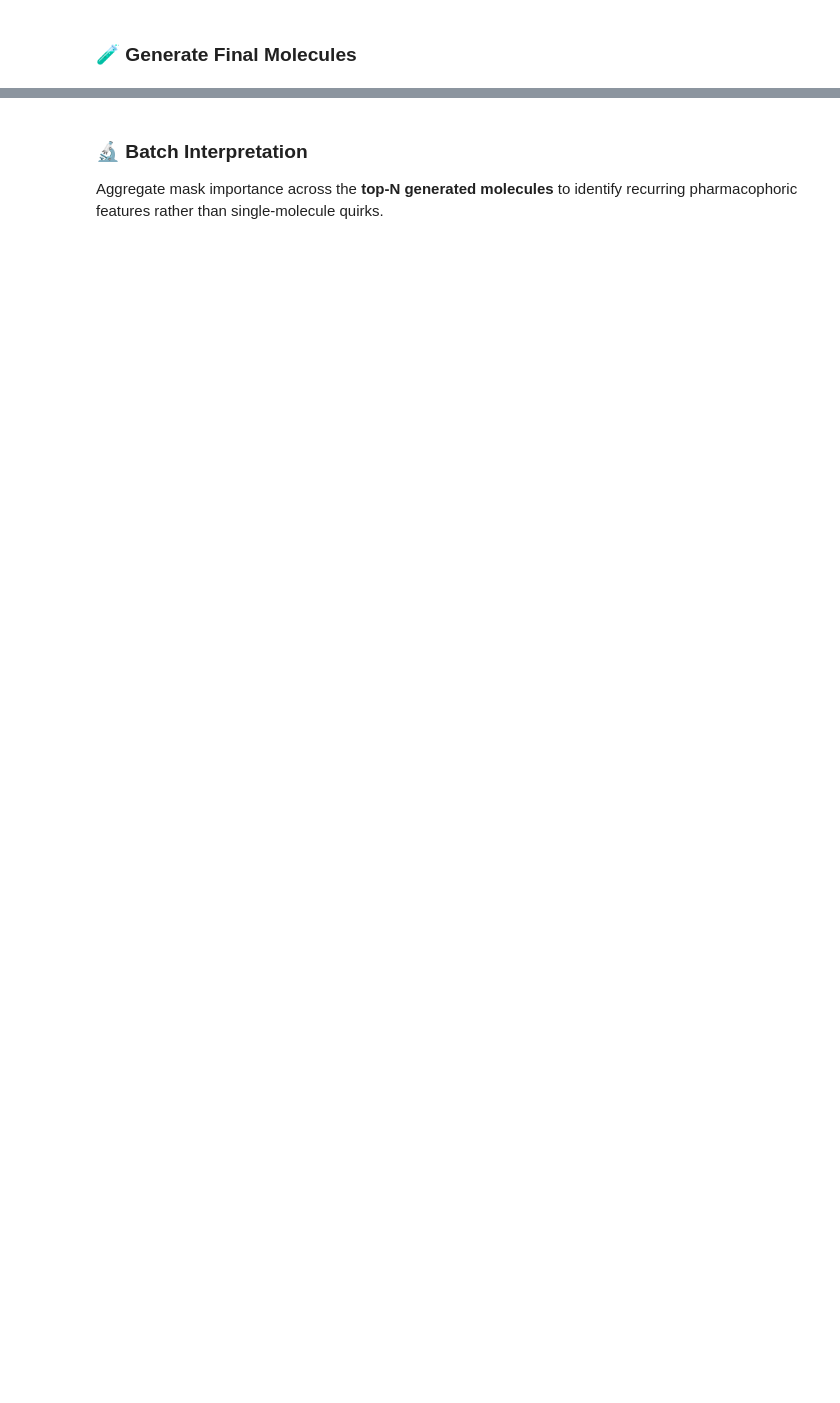
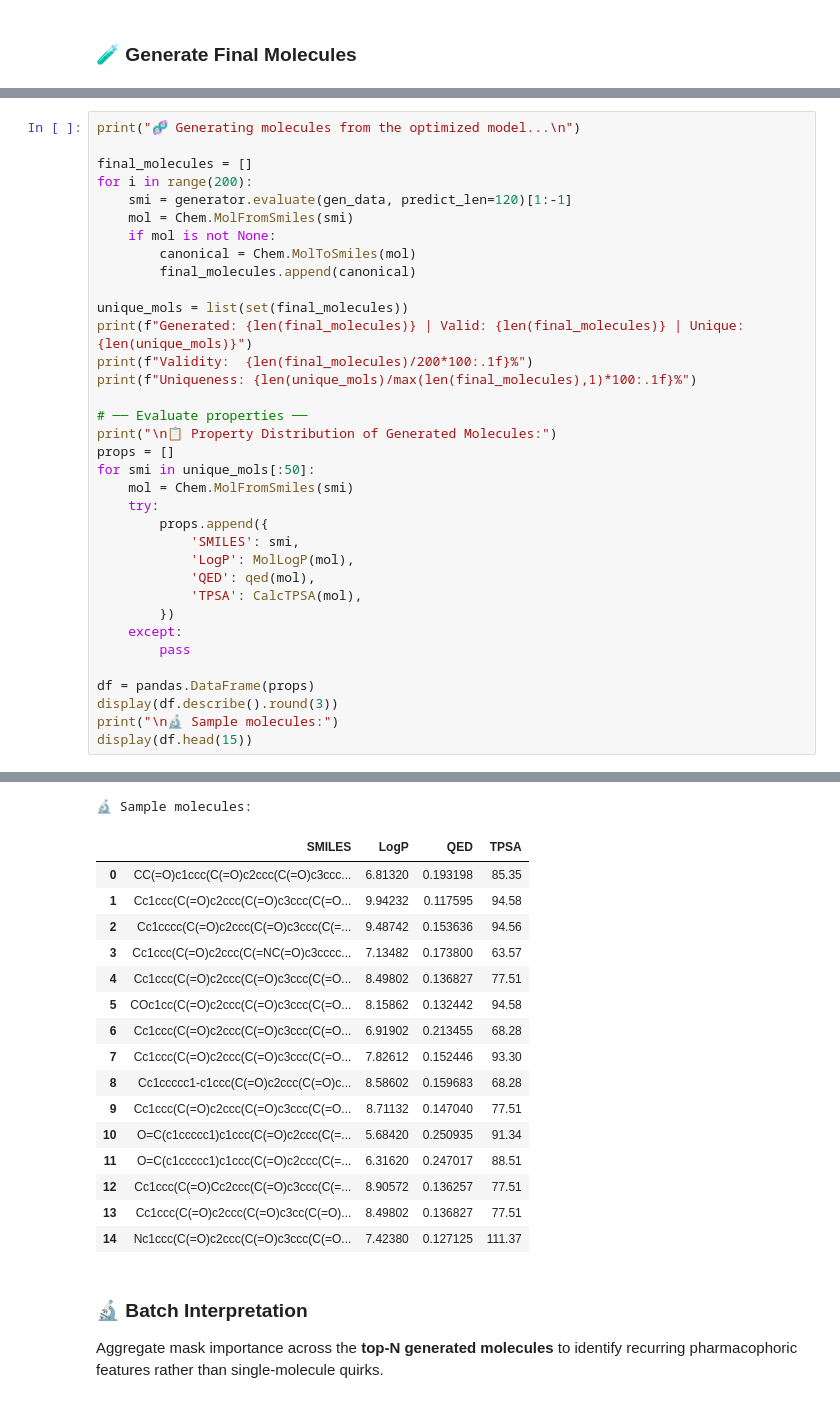
Before and after one commit to Pimpi7/Molecular-SSINet, a Jupyter notebook: MoleGuLAR_Colab.ipynb, the cells around one changed output, grey strips where cells are left out. Saved outputs shown, nothing was run; the diff lists cells and outputs as text; blank space fills up the shorter version.

```diff
--- a/MoleGuLAR_Colab.ipynb
+++ b/MoleGuLAR_Colab.ipynb
@@ -3346,0 +3579,36 @@ push_to_github(label='molecules_csv')
+# %%
+print("🧬 Generating molecules from the optimized model...\n")
+
+final_molecules = []
+for i in range(200):
+    smi = generator.evaluate(gen_data, predict_len=120)[1:-1]
+    mol = Chem.MolFromSmiles(smi)
+    if mol is not None:
+        canonical = Chem.MolToSmiles(mol)
+        final_molecules.append(canonical)
+
+unique_mols = list(set(final_molecules))
+print(f"Generated: {len(final_molecules)} | Valid: {len(final_molecules)} | Unique: {len(unique_mols)}")
+print(f"Validity:  {len(final_molecules)/200*100:.1f}%")
+print(f"Uniqueness: {len(unique_mols)/max(len(final_molecules),1)*100:.1f}%")
+
+# ── Evaluate properties ──
+print("\n📋 Property Distribution of Generated Molecules:")
+props = []
+for smi in unique_mols[:50]:
+    mol = Chem.MolFromSmiles(smi)
+    try:
+        props.append({
+            'SMILES': smi,
+            'LogP': MolLogP(mol),
+            'QED': qed(mol),
+            'TPSA': CalcTPSA(mol),
+        })
+    except:
+        pass
+
+df = pandas.DataFrame(props)
+display(df.describe().round(3))
+print("\n🔬 Sample molecules:")
+display(df.head(15))
+# %% [output]
@@ -3347,3 +3631,20 @@ push_to_github(label='molecules_csv')
+🔬 Sample molecules:
+|  | SMILES | LogP | QED | TPSA |
+| 0 | CC(=O)c1ccc(C(=O)c2ccc(C(=O)c3ccc... | 6.81320 | 0.193198 | 85.35 |
+| 1 | Cc1ccc(C(=O)c2ccc(C(=O)c3ccc(C(=O... | 9.94232 | 0.117595 | 94.58 |
+| 2 | Cc1cccc(C(=O)c2ccc(C(=O)c3ccc(C(=... | 9.48742 | 0.153636 | 94.56 |
+| 3 | Cc1ccc(C(=O)c2ccc(C(=NC(=O)c3cccc... | 7.13482 | 0.173800 | 63.57 |
+| 4 | Cc1ccc(C(=O)c2ccc(C(=O)c3ccc(C(=O... | 8.49802 | 0.136827 | 77.51 |
+| 5 | COc1cc(C(=O)c2ccc(C(=O)c3ccc(C(=O... | 8.15862 | 0.132442 | 94.58 |
+| 6 | Cc1ccc(C(=O)c2ccc(C(=O)c3ccc(C(=O... | 6.91902 | 0.213455 | 68.28 |
+| 7 | Cc1ccc(C(=O)c2ccc(C(=O)c3ccc(C(=O... | 7.82612 | 0.152446 | 93.30 |
+| 8 | Cc1ccccc1-c1ccc(C(=O)c2ccc(C(=O)c... | 8.58602 | 0.159683 | 68.28 |
+| 9 | Cc1ccc(C(=O)c2ccc(C(=O)c3ccc(C(=O... | 8.71132 | 0.147040 | 77.51 |
+| 10 | O=C(c1ccccc1)c1ccc(C(=O)c2ccc(C(=... | 5.68420 | 0.250935 | 91.34 |
+| 11 | O=C(c1ccccc1)c1ccc(C(=O)c2ccc(C(=... | 6.31620 | 0.247017 | 88.51 |
+| 12 | Cc1ccc(C(=O)Cc2ccc(C(=O)c3ccc(C(=... | 8.90572 | 0.136257 | 77.51 |
+| 13 | Cc1ccc(C(=O)c2ccc(C(=O)c3cc(C(=O)... | 8.49802 | 0.136827 | 77.51 |
+| 14 | Nc1ccc(C(=O)c2ccc(C(=O)c3ccc(C(=O... | 7.42380 | 0.127125 | 111.37 |
 # %% [markdown]
 ### 🔬 Batch Interpretation
 Aggregate mask importance across the **top-N generated molecules** to identify recurring pharmacophoric features rather than single-molecule quirks.
```
Also changed, not shown: parts of 36 cells of this notebook.
